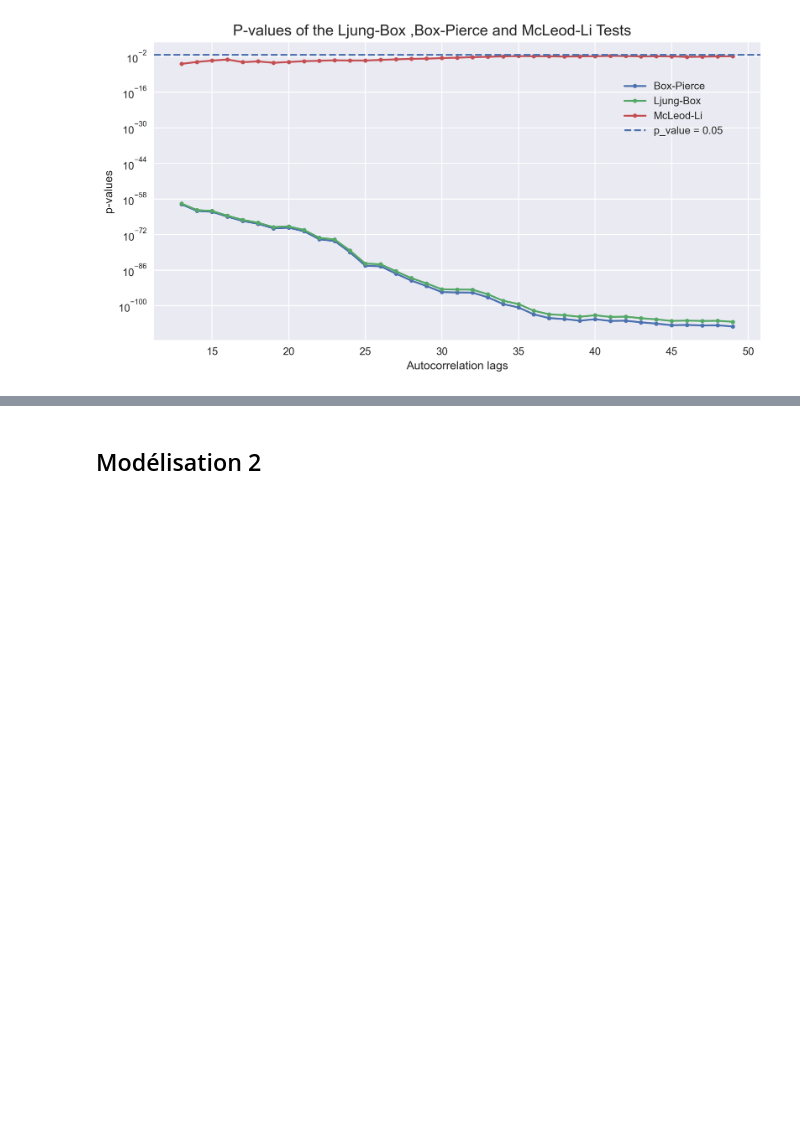
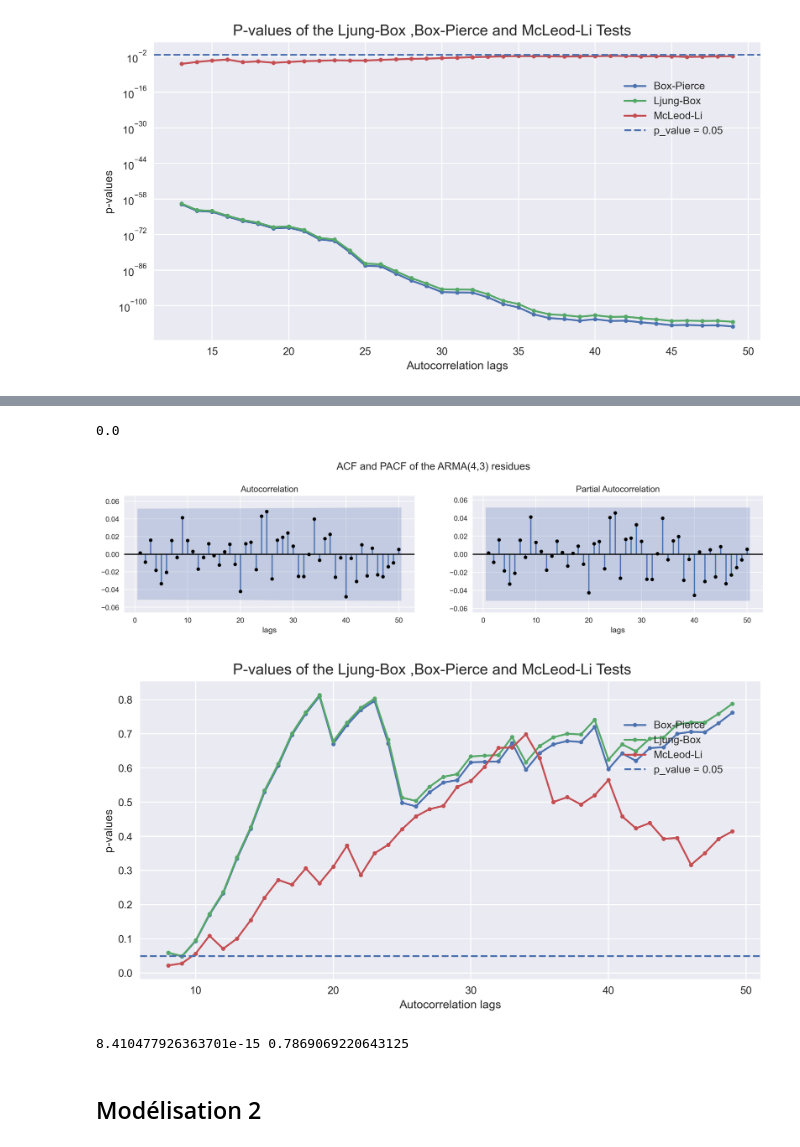
Before and after one commit to KieranVaudaux/SCV_project2.0, a Jupyter notebook: notebooks/Monthly_TimeSerie.ipynb, the cells around one changed output, grey strips where cells are left out. Saved outputs shown, nothing was run; the diff lists cells and outputs as text; code cells hidden in the pictures; blank space fills up the shorter version.

Commit message:
continued monthly analysis

```diff
--- a/notebooks/Monthly_TimeSerie.ipynb
+++ b/notebooks/Monthly_TimeSerie.ipynb
@@ -390,10 +393,26 @@ g.close()
+# %%
+#Stationarity test residu of ARMA model with addfuller
+test_addfuller = adfuller(res, maxlag=None, regression='n', autolag='AIC'
+                          , store=False, regresults=True)
+
+g = open('txt/Monthly/addfullerTest_monthly1_resARMA.txt','a')
+g.write("Monthly Seasonless mean (no constant) (model 1) : p-value = "+str(test_addfuller[1])+'\n')
+g.close()
+#
+test_addfuller[1]
+# the p-value of the addfuller test let us think that the time series is stationary
+# %% [output]
+0.0
 # %%
-fig = True
+fig = False
 plot_acf_pacf(res,lag=50, title = 'ACF and PACF of the ARMA(4,3) residues'
               ,closefig=fig,fname = 'figure/Monthly/Seasonless_mean_acf_pacf.png')
 plot_ljung_pierce(res,semilog_y = False,loca = (0.78,0.66),closefig=fig
                  ,fname = 'figure/Monthly/Detrended_mean_Ljung_Pierce.png',df = p+q)
 #Nous ne pouvons plus rejetter l'hypothèse d'indépendance.
+# %% [output]
+[figure, added]
+[figure, added]
 # %%
 #Test de normalité
 norm_test = arma_mod.test_normality(method='jarquebera')
@@ -403,9 +422,11 @@ g = open('txt/Annual_resid_normalityCheck.txt','w')
 g.write('Normality test : p-value = '+str(norm_test[0,1])+'\n'+'Heteroskedasticity test : p-value = '+str(hetero_test[0,1]))
 g.close()
 
-#print(norm_test[0,1],hetero_test[0,1])
+print(norm_test[0,1],hetero_test[0,1])
 
 #Nous pouvons rejetter l'hypothèse nulle de normalité de nos résidus. Cela nous suggère que notre modèle n'est
 #peut-être pas le plus adapté aux données mensuel
+# %% [output]
+8.410477926363701e-15 0.7869069220643125
 # %% [markdown]
 ## Modélisation 2
```
Also changed, not shown: parts of 60 cells of this notebook, 9 other files.
